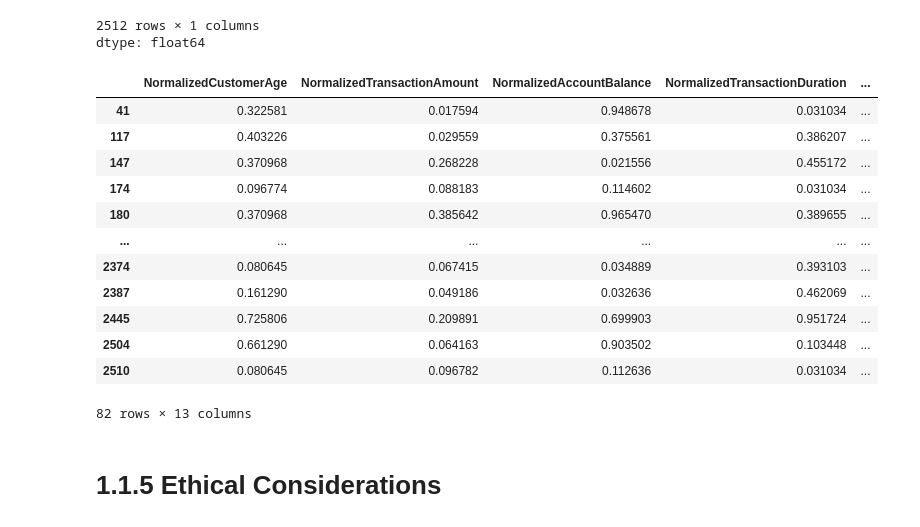
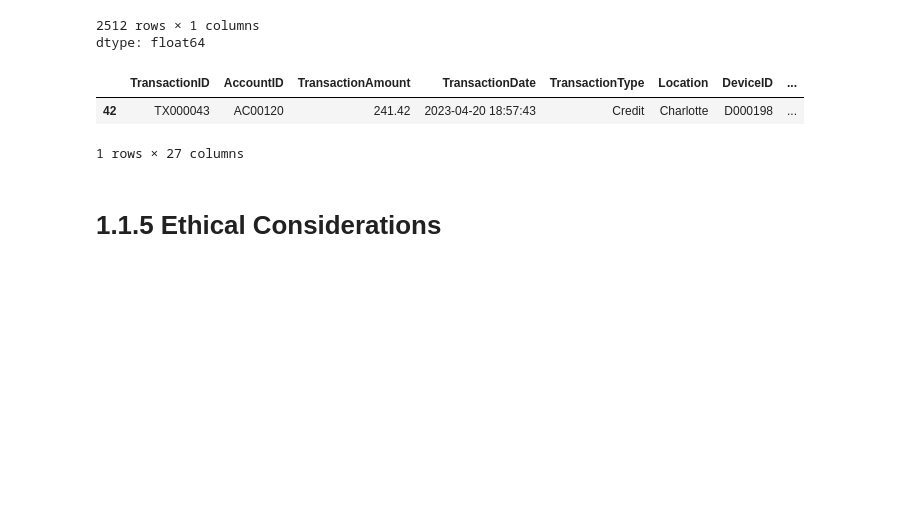
Before and after one commit to Mi1kDev/CST3133_CW, a Jupyter notebook: CST3133_CourseWork_A.ipynb, the cells around one changed output. Drawn from its saved outputs; the diff is of its cells as text; code cells hidden in the pictures; blank space fills up the shorter version.

```diff
--- a/CST3133_CourseWork_A.ipynb
+++ b/CST3133_CourseWork_A.ipynb
@@ -526,33 +526,25 @@ dtype: float64
 # %%
 groupedByCluster = strippedDataset.groupby('Clustered')['DistanceToCentroid']
 average_centroid_to_point_dist = groupedByCluster.mean()
 median_centroid_to_point_dist = groupedByCluster.median()
 uniqueClusters = strippedDataset['Clustered'].unique()
 uniqueClusters.sort()
 
 outliers = []
 threshold = 0.25
 #need a metric to identify outliers of clusters
 for c in uniqueClusters:
   metric = average_centroid_to_point_dist[c] + (average_centroid_to_point_dist[c] * threshold)
   cluster = strippedDataset.loc[(strippedDataset['Clustered'] == c) & (strippedDataset['DistanceToCentroid'] > metric)]
   outliers.append(cluster)
 
-outliers[1]
+outliers[1].index
+
+dataset.loc[[42]]
 # %% [output]
-|  | NormalizedCustomerAge | NormalizedTransactionAmount | NormalizedAccountBalance | NormalizedTransactionDuration | ... |
-| 41 | 0.322581 | 0.017594 | 0.948678 | 0.031034 | ... |
-| 117 | 0.403226 | 0.029559 | 0.375561 | 0.386207 | ... |
-| 147 | 0.370968 | 0.268228 | 0.021556 | 0.455172 | ... |
-| 174 | 0.096774 | 0.088183 | 0.114602 | 0.031034 | ... |
-| 180 | 0.370968 | 0.385642 | 0.965470 | 0.389655 | ... |
-| ... | ... | ... | ... | ... | ... |
-| 2374 | 0.080645 | 0.067415 | 0.034889 | 0.393103 | ... |
-| 2387 | 0.161290 | 0.049186 | 0.032636 | 0.462069 | ... |
-| 2445 | 0.725806 | 0.209891 | 0.699903 | 0.951724 | ... |
-| 2504 | 0.661290 | 0.064163 | 0.903502 | 0.103448 | ... |
-| 2510 | 0.080645 | 0.096782 | 0.112636 | 0.031034 | ... |
+|  | TransactionID | AccountID | TransactionAmount | TransactionDate | TransactionType | Location | DeviceID | ... |
+| 42 | TX000043 | AC00120 | 241.42 | 2023-04-20 18:57:43 | Credit | Charlotte | D000198 | ... |
-82 rows × 13 columns
+1 rows × 27 columns
 # %% [markdown]
 # 1.1.5 Ethical Considerations
 # %% [markdown]
```
